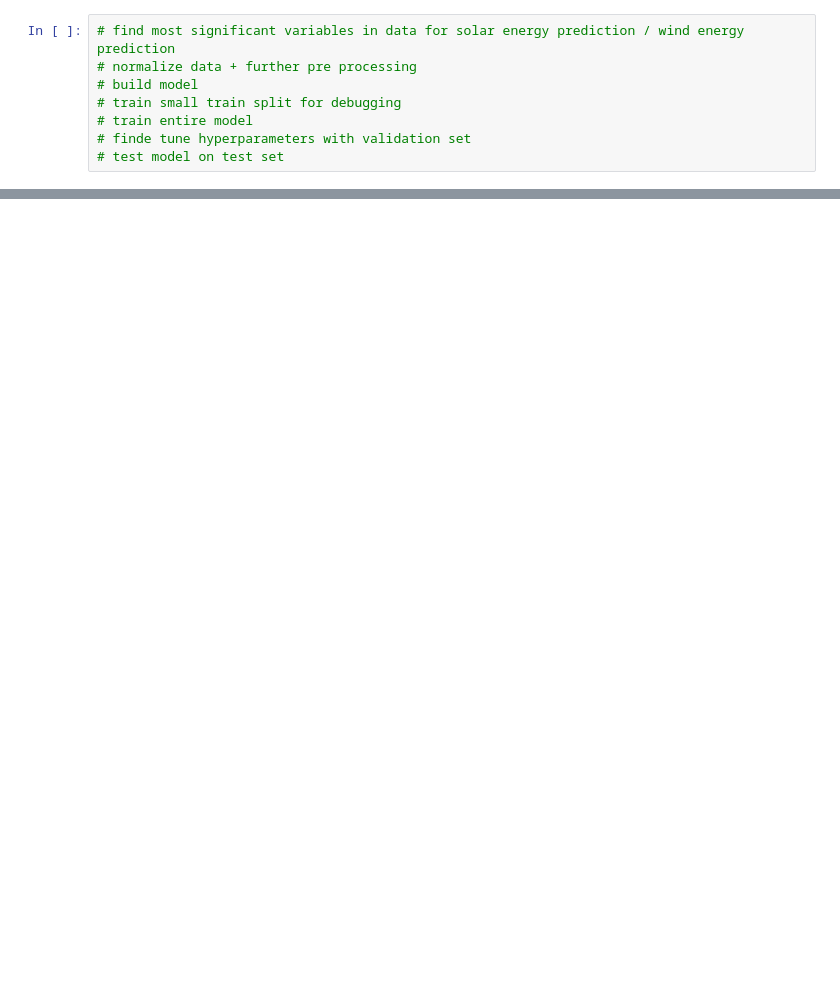
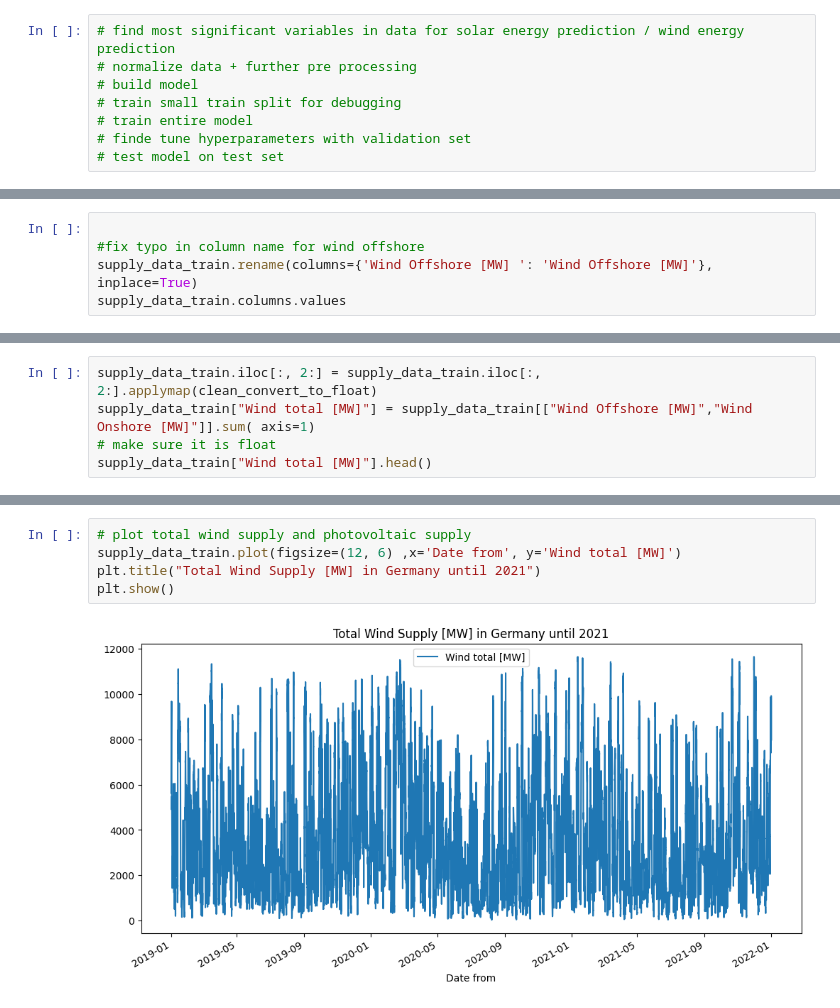
Before and after one commit to UBela/GRUeneEnergie, a Jupyter notebook: pre_processing_data.ipynb, the cells around one changed output, grey strips where cells are left out. Drawn from its saved outputs; the diff is of its cells as text; blank space fills up the shorter version.

```diff
--- a/pre_processing_data.ipynb
+++ b/pre_processing_data.ipynb
@@ -105,0 +251,5 @@ plt.show()
+# %%
+
+#fix typo in column name for wind offshore
+supply_data_train.rename(columns={'Wind Offshore [MW] ': 'Wind Offshore [MW]'}, inplace=True)
+supply_data_train.columns.values
@@ -105,0 +266,5 @@ plt.show()
+# %%
+supply_data_train.iloc[:, 2:] = supply_data_train.iloc[:, 2:].applymap(clean_convert_to_float)
+supply_data_train["Wind total [MW]"] = supply_data_train[["Wind Offshore [MW]","Wind Onshore [MW]"]].sum( axis=1)
+# make sure it is float
+supply_data_train["Wind total [MW]"].head()
@@ -105,0 +288,7 @@ plt.show()
+# %%
+# plot total wind supply and photovoltaic supply
+supply_data_train.plot(figsize=(12, 6) ,x='Date from', y='Wind total [MW]')
+plt.title("Total Wind Supply [MW] in Germany until 2021")
+plt.show()
+# %% [output]
+[figure, added]
```
Also changed, not shown: parts of 20 cells of this notebook.
